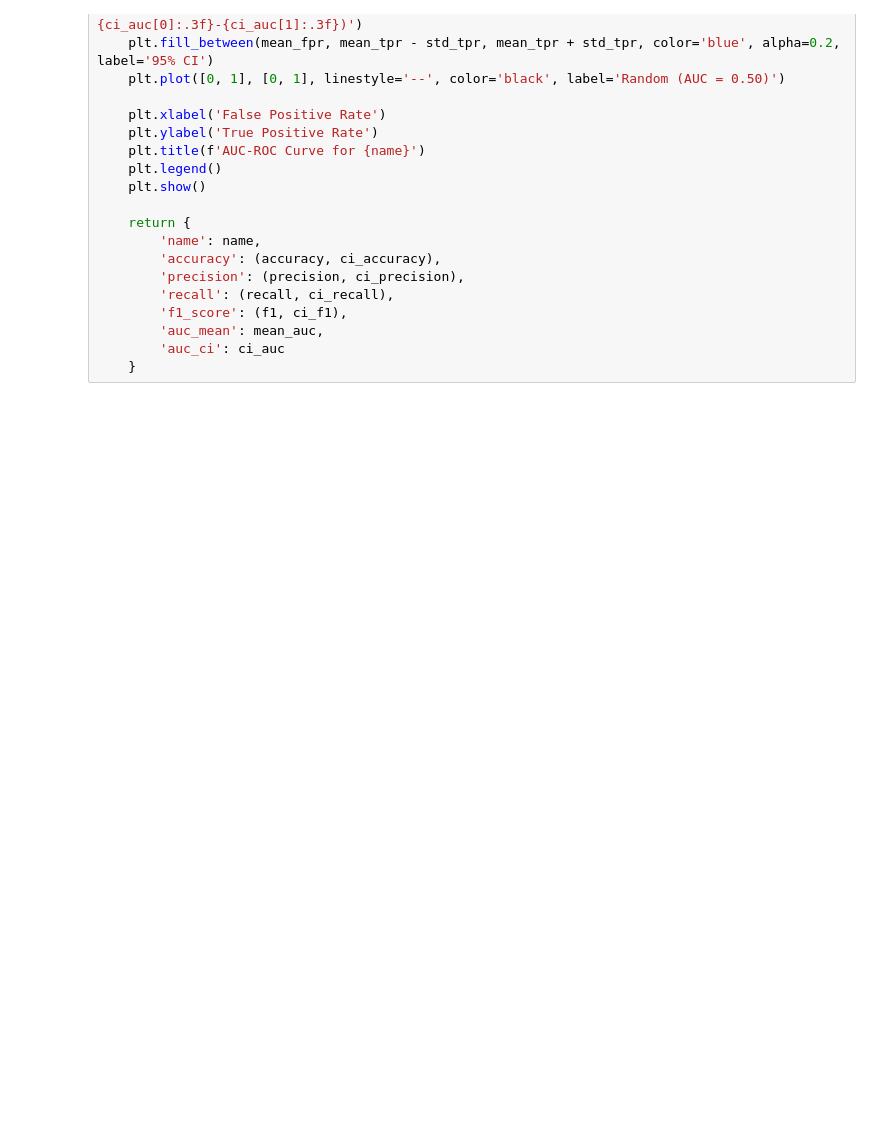
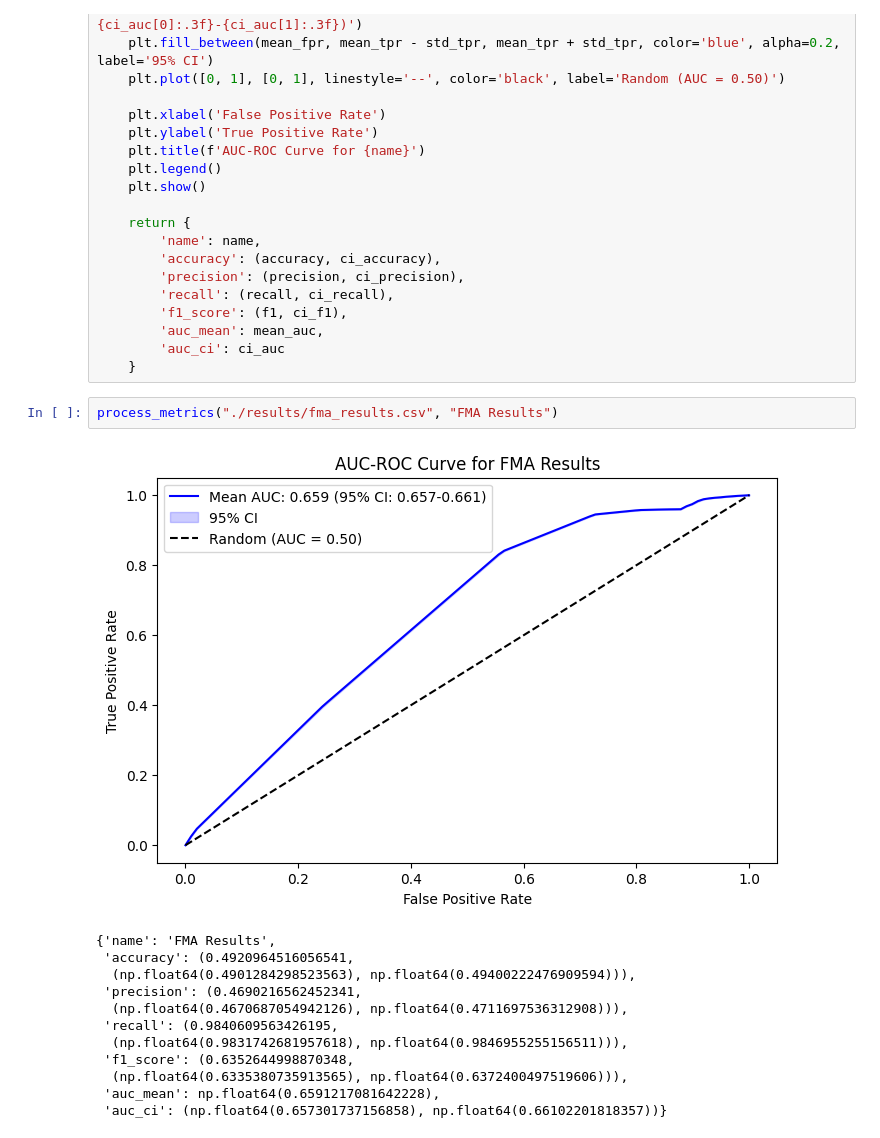
Before and after one commit to DIDSR/HistoART, a Jupyter notebook: metrics.ipynb, the cells around one changed output. Cells and saved outputs as stored; diff of their text form; blank space fills up the shorter version.

```diff
--- a/metrics.ipynb
+++ b/metrics.ipynb
@@ -92,6 +92,21 @@ def process_metrics(csv_path: str, name: str):
         'auc_mean': mean_auc,
         'auc_ci': ci_auc
     }
+# %%
+process_metrics("./results/fma_results.csv", "FMA Results")
+# %% [output]
+[figure, added]
+{'name': 'FMA Results',
+ 'accuracy': (0.4920964516056541,
+  (np.float64(0.4901284298523563), np.float64(0.49400222476909594))),
+ 'precision': (0.4690216562452341,
+  (np.float64(0.4670687054942126), np.float64(0.4711697536312908))),
+ 'recall': (0.9840609563426195,
+  (np.float64(0.9831742681957618), np.float64(0.9846955255156511))),
+ 'f1_score': (0.6352644998870348,
+  (np.float64(0.6335380735913565), np.float64(0.6372400497519606))),
+ 'auc_mean': np.float64(0.6591217081642228),
+ 'auc_ci': (np.float64(0.657301737156858), np.float64(0.66102201818357))}
 # %%
 process_metrics("./results/dla_results.csv", "DLA Results")
 # %% [output]
```
Also changed, not shown: parts of 4 cells of this notebook, 20 other files.
